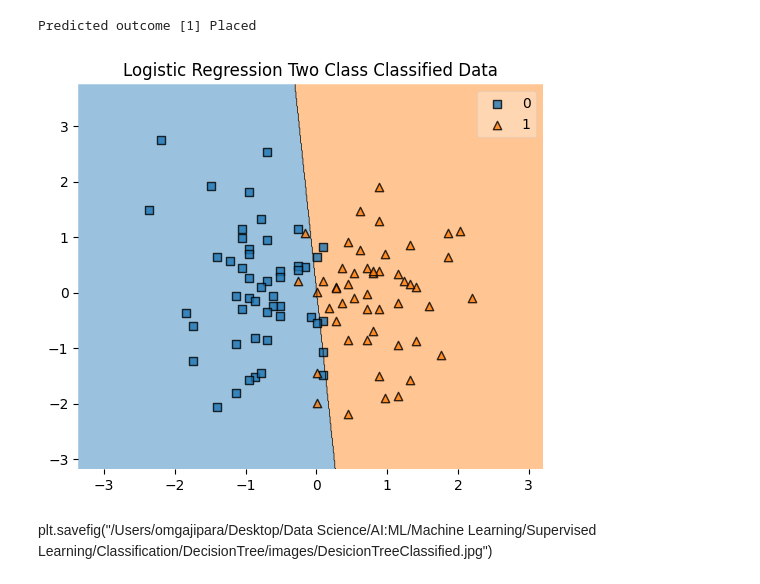
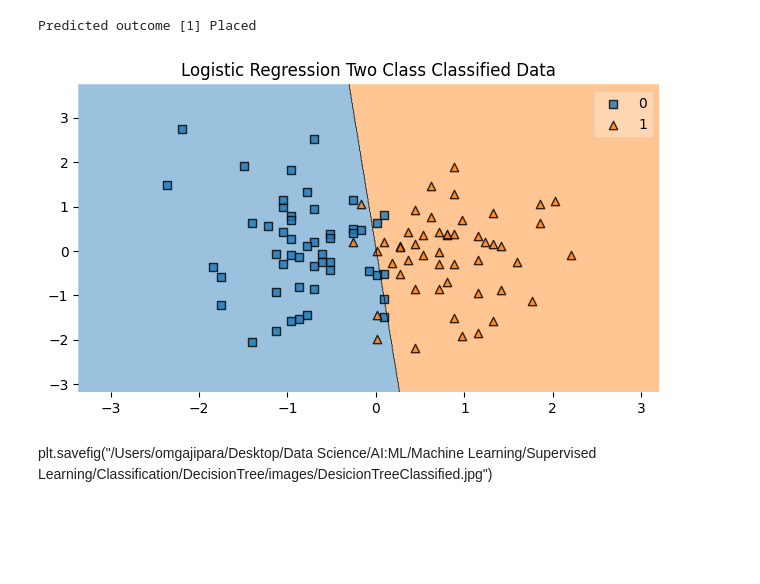
Before and after one commit to omgajipara7/Data-Science, a Jupyter notebook: AI:ML/Machine Learning/Supervised Learning/Classification/LogisticRegression/Two Class/MultipleInput/LogisticeRegressionTwoClassMultiple.ipynb, the cells around one changed output. Saved outputs shown, nothing was run; the diff lists cells and outputs as text; code cells hidden in the pictures; blank space fills up the shorter version.

```diff
--- a/AI:ML/Machine Learning/Supervised Learning/Classification/LogisticRegression/Two Class/MultipleInput/LogisticeRegressionTwoClassMultiple.ipynb
+++ b/AI:ML/Machine Learning/Supervised Learning/Classification/LogisticRegression/Two Class/MultipleInput/LogisticeRegressionTwoClassMultiple.ipynb
@@ -115,13 +115,13 @@ Predicted outcome [1] Placed
 # %%
 
 # Now plot the decision regions
-plt.figure(figsize=(6, 5))
+plt.figure(figsize=(7.5, 4))
 plot_decision_regions(x_scaled, y.to_numpy().astype(np.int_), clf=lr)
 plt.title("Logistic Regression Two Class Classified Data")
 plt.savefig("/Users/omgajipara/Desktop/Data Science/assets/LogisticRegressionTwoClassMultipleInput.jpg")
 plt.show()
 # %% [output]
-[figure, old version]
+[figure, new version]
 # %% [markdown]
 plt.savefig("/Users/omgajipara/Desktop/Data Science/AI:ML/Machine Learning/Supervised Learning/Classification/DecisionTree/images/DesicionTreeClassified.jpg")
 # %%
```
Also changed, not shown: 14 other files.
